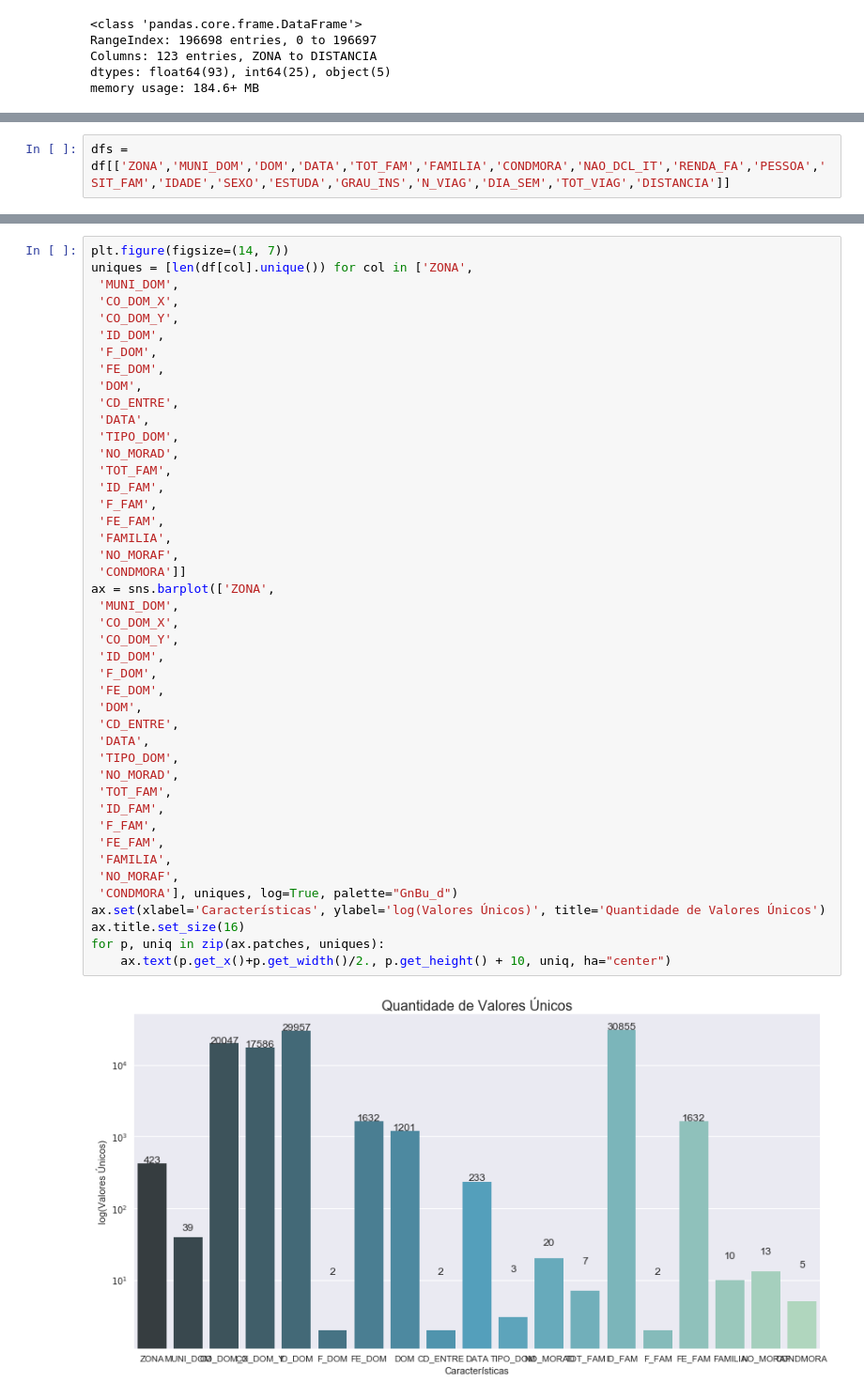
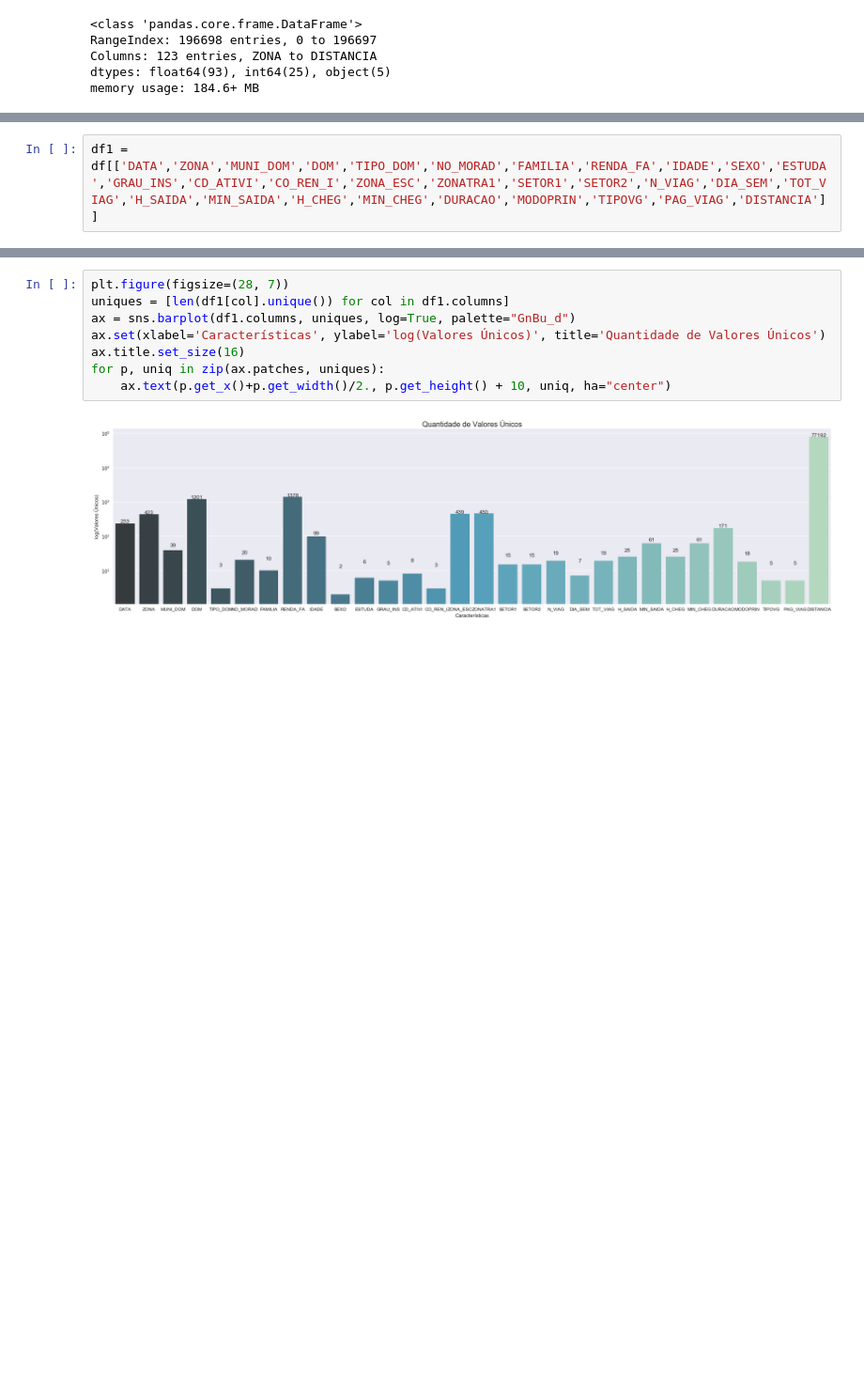
Before and after one commit to ValentimNeves/FGV_DIREITO_RIO, a Jupyter notebook: FGV DIREITO RIO.ipynb, the cells around one changed output, grey strips where cells are left out. Shown at 94% size. Drawn from its saved outputs; the diff is of its cells as text; blank space fills up the shorter version.

```diff
--- a/FGV DIREITO RIO.ipynb
+++ b/FGV DIREITO RIO.ipynb
@@ -77,2 +79,2 @@ memory usage: 184.6+ MB
 # %%
-dfs = df[['ZONA','MUNI_DOM','DOM','DATA','TOT_FAM','FAMILIA','CONDMORA','NAO_DCL_IT','RENDA_FA','PESSOA','SIT_FAM','IDADE','SEXO','ESTUDA','GRAU_INS','N_VIAG','DIA_SEM','TOT_VIAG','DISTANCIA']]
+df1 = df[['DATA','ZONA','MUNI_DOM','DOM','TIPO_DOM','NO_MORAD','FAMILIA','RENDA_FA','IDADE','SEXO','ESTUDA','GRAU_INS','CD_ATIVI','CO_REN_I','ZONA_ESC','ZONATRA1','SETOR1','SETOR2','N_VIAG','DIA_SEM','TOT_VIAG','H_SAIDA','MIN_SAIDA','H_CHEG','MIN_CHEG','DURACAO','MODOPRIN','TIPOVG','PAG_VIAG','DISTANCIA']]
@@ -108,46 +118,10 @@ TypeError: unhashable type: '_ColorPalette'
 # %%
-plt.figure(figsize=(14, 7))
-uniques = [len(df[col].unique()) for col in ['ZONA',
- 'MUNI_DOM',
- 'CO_DOM_X',
- 'CO_DOM_Y',
- 'ID_DOM',
- 'F_DOM',
- 'FE_DOM',
- 'DOM',
- 'CD_ENTRE',
- 'DATA',
- 'TIPO_DOM',
- 'NO_MORAD',
- 'TOT_FAM',
- 'ID_FAM',
- 'F_FAM',
- 'FE_FAM',
- 'FAMILIA',
- 'NO_MORAF',
- 'CONDMORA']]
-ax = sns.barplot(['ZONA',
- 'MUNI_DOM',
- 'CO_DOM_X',
- 'CO_DOM_Y',
- 'ID_DOM',
- 'F_DOM',
- 'FE_DOM',
- 'DOM',
- 'CD_ENTRE',
- 'DATA',
- 'TIPO_DOM',
- 'NO_MORAD',
- 'TOT_FAM',
- 'ID_FAM',
- 'F_FAM',
- 'FE_FAM',
- 'FAMILIA',
- 'NO_MORAF',
- 'CONDMORA'], uniques, log=True, palette="GnBu_d")
+plt.figure(figsize=(28, 7))
+uniques = [len(df1[col].unique()) for col in df1.columns]
+ax = sns.barplot(df1.columns, uniques, log=True, palette="GnBu_d")
 ax.set(xlabel='Características', ylabel='log(Valores Únicos)', title='Quantidade de Valores Únicos')
 ax.title.set_size(16)
 for p, uniq in zip(ax.patches, uniques):
     ax.text(p.get_x()+p.get_width()/2., p.get_height() + 10, uniq, ha="center")
 # %% [output]
-[figure, old version]
+[figure, new version]
```
Also changed, not shown: parts of 31 cells of this notebook.
